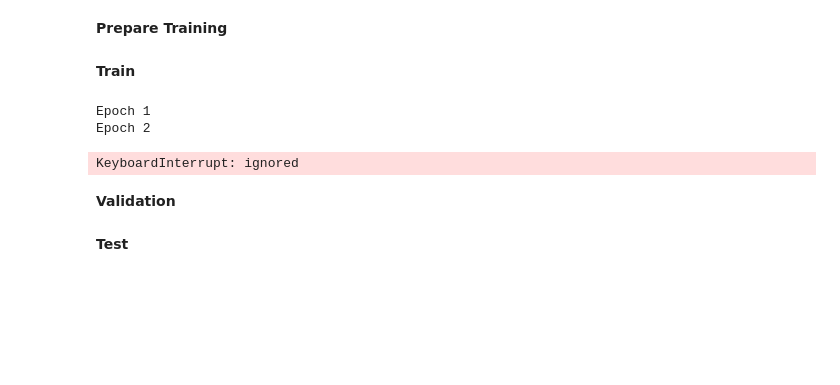
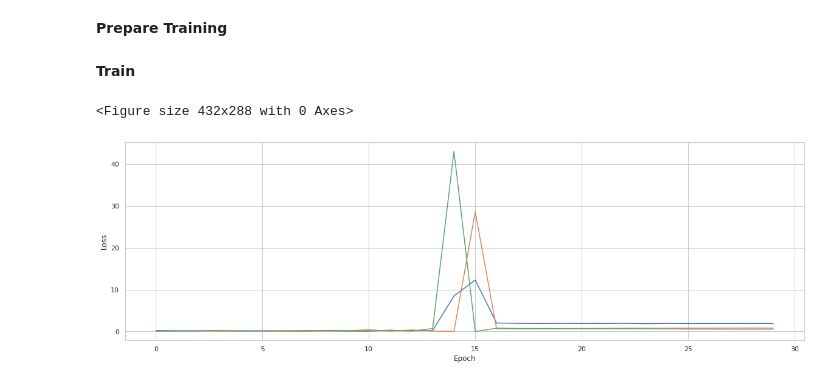
Before and after one commit to cpeluso/HW3-Deep-Domain-Adaptation, a Jupyter notebook: HW3_Deep_Domain_Adaptation.ipynb, the cells around one changed output. Drawn from its saved outputs; the diff is of its cells as text; code cells hidden in the pictures; blank space fills up the shorter version.

```diff
--- a/HW3_Deep_Domain_Adaptation.ipynb
+++ b/HW3_Deep_Domain_Adaptation.ipynb
@@ -282,8 +168,6 @@ def sample_target(step, n_batches):
 # %%
-from google.colab import output
-
-discriminator_source_labels = torch.ones(BATCH_SIZE, dtype=torch.long).to(DEVICE) # Discriminator label to Photo
-discriminator_target_labels = torch.zeros(BATCH_SIZE, dtype=torch.long).to(DEVICE) # Discriminator label to Art Painting
+discriminator_source_labels = torch.zeros(BATCH_SIZE, dtype=torch.long).to(DEVICE) # Discriminator label to Photo
+discriminator_target_labels = torch.ones(BATCH_SIZE, dtype=torch.long).to(DEVICE) # Discriminator label to Art Painting
 discriminator_labels = torch.cat([discriminator_source_labels, discriminator_target_labels], dim=0)
 LAMBDA=0.5
 already_recomputed_short_discriminator_target_labels = False
@@ -292,6 +176,15 @@ already_recomputed_short_discriminator_target_labels = False
 dann = dann.to(DEVICE) # this will bring the network to GPU if DEVICE is cuda
 cudnn.benchmark # Calling this optimizes runtime
 current_step = 0
+
+classifier_losses = []
+discriminator_source_losses = []
+discriminator_target_losses = []
+titles = [
+          "Classifier losses",
+          "Discriminator source losses",
+          "Discriminator target losses"
+]
 
 # Start iterating over the epochs
 for epoch in range(NUM_EPOCHS):
@@ -305,33 +198,45 @@ for epoch in range(NUM_EPOCHS):
       source = source_images.to(DEVICE)
       target = target_images.to(DEVICE)
       labels = labels.to(DEVICE)
 
       optimizer.zero_grad()
 
       classifier_output = dann(source)
       classifier_loss = loss_classifier(classifier_output, labels)
       classifier_loss.backward()
 
+      print("Classifier loss: ", str(classifier_loss.item()))
+
       discriminator_output_source = dann(source, LAMBDA)
       discriminator_loss_source = loss_discriminator(discriminator_output_source, discriminator_source_labels)
       discriminator_loss_source.backward()
+
+      print("Discriminator (source) loss: ", str(discriminator_loss_source.item()))
 
       discriminator_output_target = dann(target, LAMBDA)
 
       if BATCH_SIZE != len(discriminator_output_target):
         if already_recomputed_short_discriminator_target_labels == False:
           already_recomputed_discriminator_target_labels = True
           short_discriminator_target_labels = torch.zeros(len(discriminator_output_target), dtype = torch.long).to(DEVICE)
         discriminator_loss_target = loss_discriminator(discriminator_output_target, short_discriminator_target_labels)
       else:
         discriminator_loss_target = loss_discriminator(discriminator_output_target, discriminator_target_labels)
 
       discriminator_loss_target.backward()
 
+      print("Discriminator (target) loss: ", str(discriminator_loss_target.item()))
+
       optimizer.step()
 
+    classifier_losses.append( (epoch, classifier_loss.item()) )
+    discriminator_source_losses.append( (epoch, discriminator_loss_source.item()) )
+    discriminator_target_losses.append( (epoch, discriminator_loss_target.item()) )
+
     scheduler.step()
+
+output.clear()
+plot_losses(classifier_losses, discriminator_source_losses, discriminator_target_losses, titles)
 # %% [output]
-Epoch 1
-Epoch 2
+<Figure size 432x288 with 0 Axes>
-KeyboardInterrupt: ignored
+[figure, added]
@@ -379,2 +242,0 @@ for epoch in range(NUM_EPOCHS):
-# %% [markdown]
-**Validation**
@@ -403,2 +242,0 @@ print('Validation Accuracy: {}'.format(accuracy))
-# %% [markdown]
-**Test**
```
Also changed, not shown: parts of 21 cells of this notebook.
